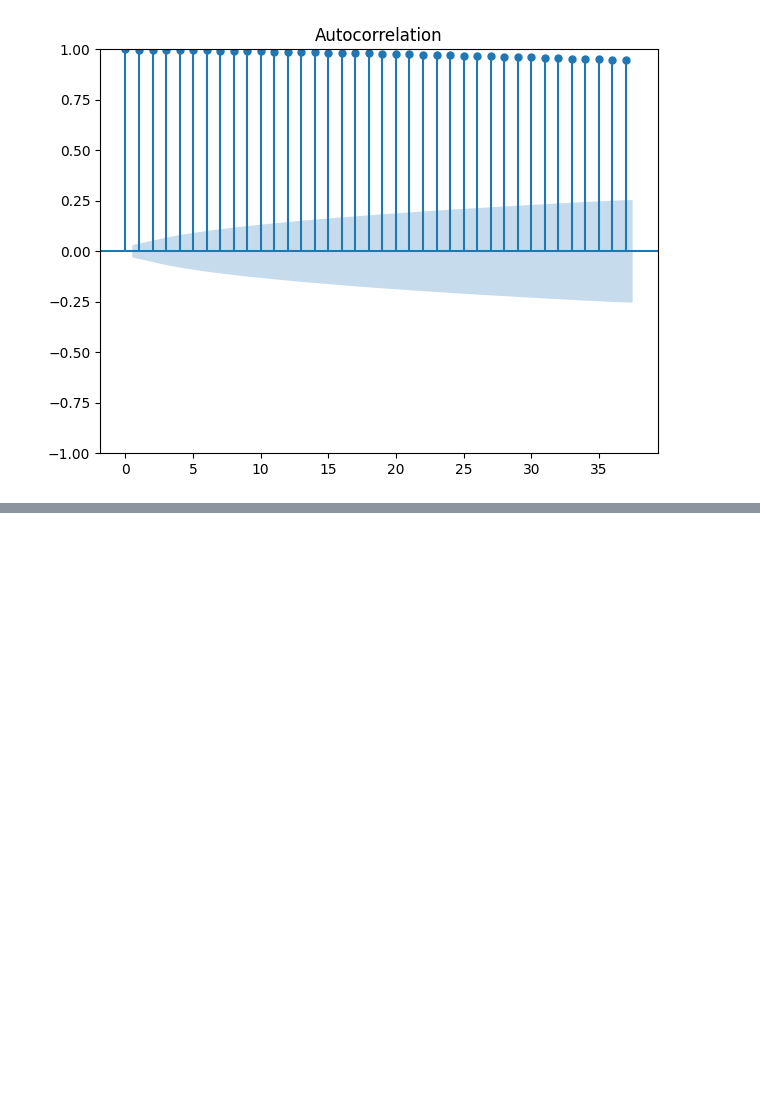
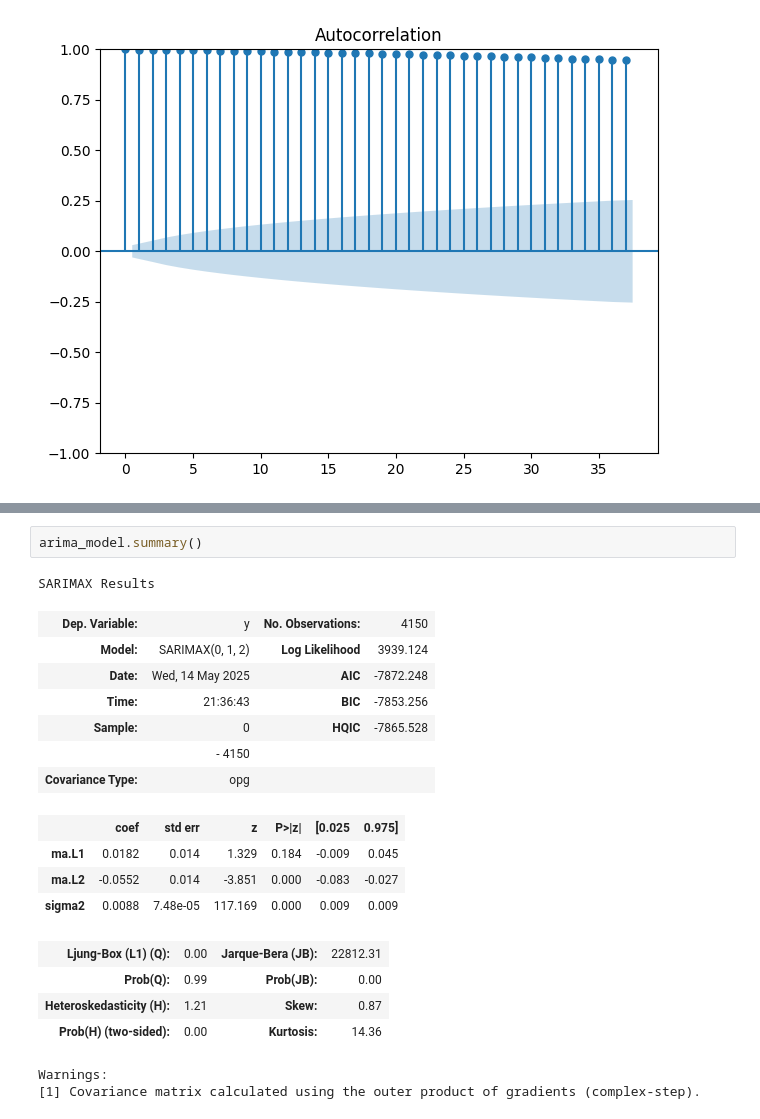
Before and after one commit to 4GeeksAcademy/remelop_Time_Series_Project, a Jupyter notebook: src/Time_Series_Project.ipynb, the cells around one changed output, grey strips where cells are left out. Drawn from its saved outputs; the diff is of its cells as text; blank space fills up the shorter version.

```diff
--- a/src/Time_Series_Project.ipynb
+++ b/src/Time_Series_Project.ipynb
@@ -334,0 +374,21 @@ AR.3            0.1673           +4.2068j            4.2102            0.2437
+# %%
+arima_model.summary()
+# %% [output]
+SARIMAX Results
+| Dep. Variable: | y | No. Observations: | 4150 |
+| Model: | SARIMAX(0, 1, 2) | Log Likelihood | 3939.124 |
+| Date: | Wed, 14 May 2025 | AIC | -7872.248 |
+| Time: | 21:36:43 | BIC | -7853.256 |
+| Sample: | 0 | HQIC | -7865.528 |
+|  | - 4150 |  |  |
+| Covariance Type: | opg |  |  |
+|  | coef | std err | z | P>|z| | [0.025 | 0.975] |
+| ma.L1 | 0.0182 | 0.014 | 1.329 | 0.184 | -0.009 | 0.045 |
+| ma.L2 | -0.0552 | 0.014 | -3.851 | 0.000 | -0.083 | -0.027 |
+| sigma2 | 0.0088 | 7.48e-05 | 117.169 | 0.000 | 0.009 | 0.009 |
+| Ljung-Box (L1) (Q): | 0.00 | Jarque-Bera (JB): | 22812.31 |
+| Prob(Q): | 0.99 | Prob(JB): | 0.00 |
+| Heteroskedasticity (H): | 1.21 | Skew: | 0.87 |
+| Prob(H) (two-sided): | 0.00 | Kurtosis: | 14.36 |
+Warnings:
+[1] Covariance matrix calculated using the outer product of gradients (complex-step).
```
Also changed, not shown: parts of 18 cells of this notebook, 1 other file.
